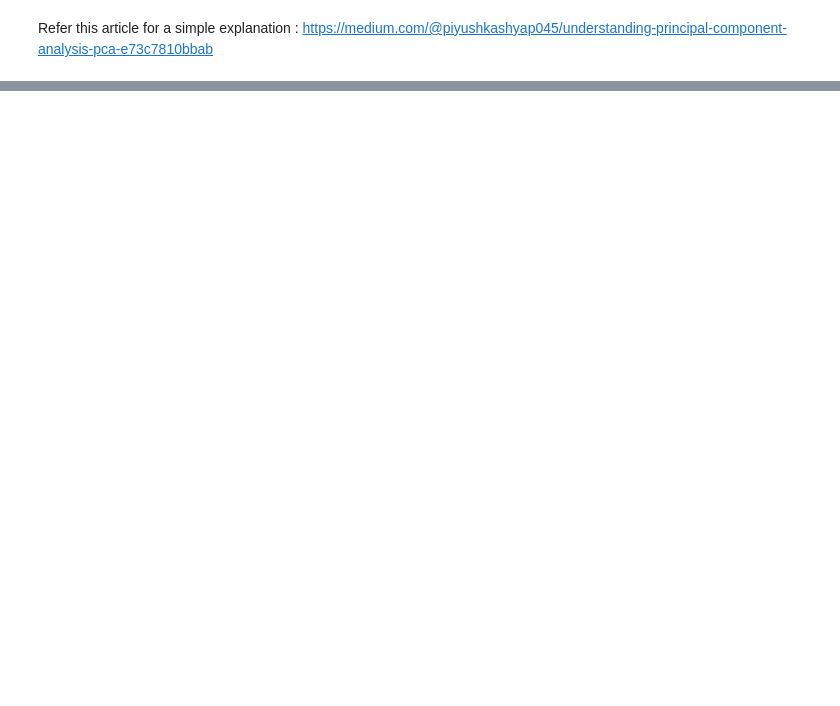
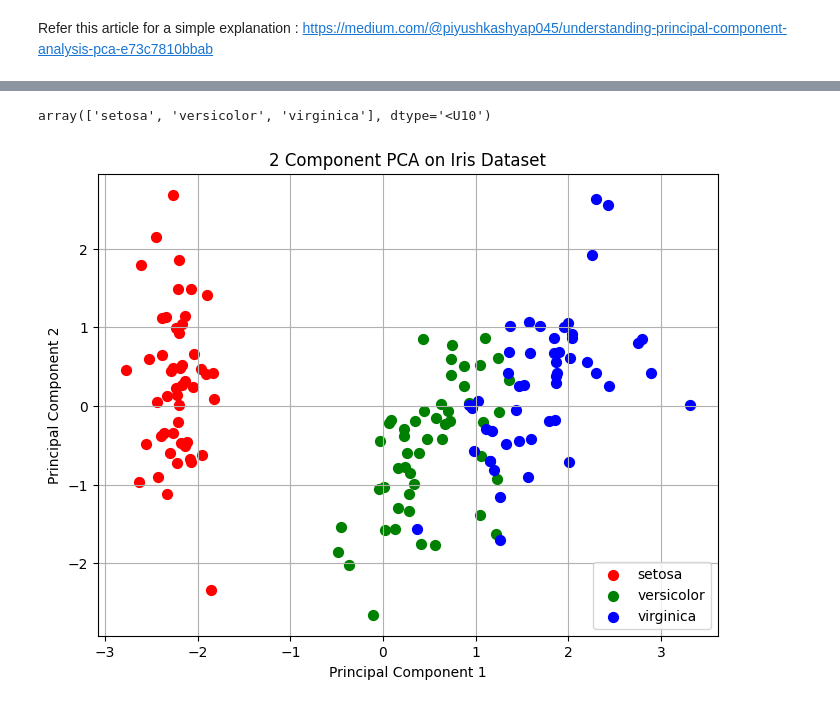
Before and after one commit to AyushDevadiga1/Machine-Learning, a Jupyter notebook: PrincipleComponentAnalysis.ipynb, the cells around one changed output, grey strips where cells are left out. Drawn from its saved outputs; the diff is of its cells as text; code cells hidden in the pictures; blank space fills up the shorter version.

Commit message:
Added the implementation steps and the visualization for the PCA

```diff
--- a/PrincipleComponentAnalysis.ipynb
+++ b/PrincipleComponentAnalysis.ipynb
@@ -28,3 +28,49 @@ Why it helps: You can ignore directions with tiny eigenvalues (low variation) an
 Refer this article for a simple explanation : https://medium.com/@piyushkashyap045/understanding-principal-component-analysis-pca-e73c7810bbab
 # %% [markdown]
 ![PCA](https://upload.wikimedia.org/wikipedia/commons/9/9c/PCA_Projection_Illustration.gif)
+# %%
+# 1. Load the Data
+iris = load_iris()
+X = iris.data
+y = iris.target
+target_names = iris.target_names
+features = iris.feature_names
+# %%
+target_names
+# %% [output]
+array(['setosa', 'versicolor', 'virginica'], dtype='<U10')
+# %%
+# 2 Step is to standardize the data
+scaler = StandardScaler()
+X_scaled = scaler.fit_transform(X)
+# %%
+# 3 Applying PCA , in this we select the no of principle components to be 2
+pca = PCA(n_components=2)
+principal_components = pca.fit_transform(X_scaled)
+# %%
+# 4 Creation of the dataframe
+principal_df = pd.DataFrame(data=principal_components, columns=['PC1', 'PC2'])
+final_df = pd.concat([principal_df, pd.DataFrame(y, columns=['target'])], axis=1)
+# %%
+# 5 Visualizing the 2D axis
+plt.figure(figsize=(8, 6))
+# Map target numerical labels to actual names for legend
+targets = [0, 1, 2]
+colors = ['r', 'g', 'b']
+
+for target, color in zip(targets, colors):
+    indices_to_keep = final_df['target'] == target
+    plt.scatter(final_df.loc[indices_to_keep, 'PC1'],
+                final_df.loc[indices_to_keep, 'PC2'],
+                c=color,
+                s=50,
+                label=target_names[target])
+
+plt.xlabel('Principal Component 1')
+plt.ylabel('Principal Component 2')
+plt.title('2 Component PCA on Iris Dataset')
+plt.legend()
+plt.grid()
+plt.show()
+# %% [output]
+[figure, added]
```
Also changed, not shown: parts of 2 cells of this notebook.
